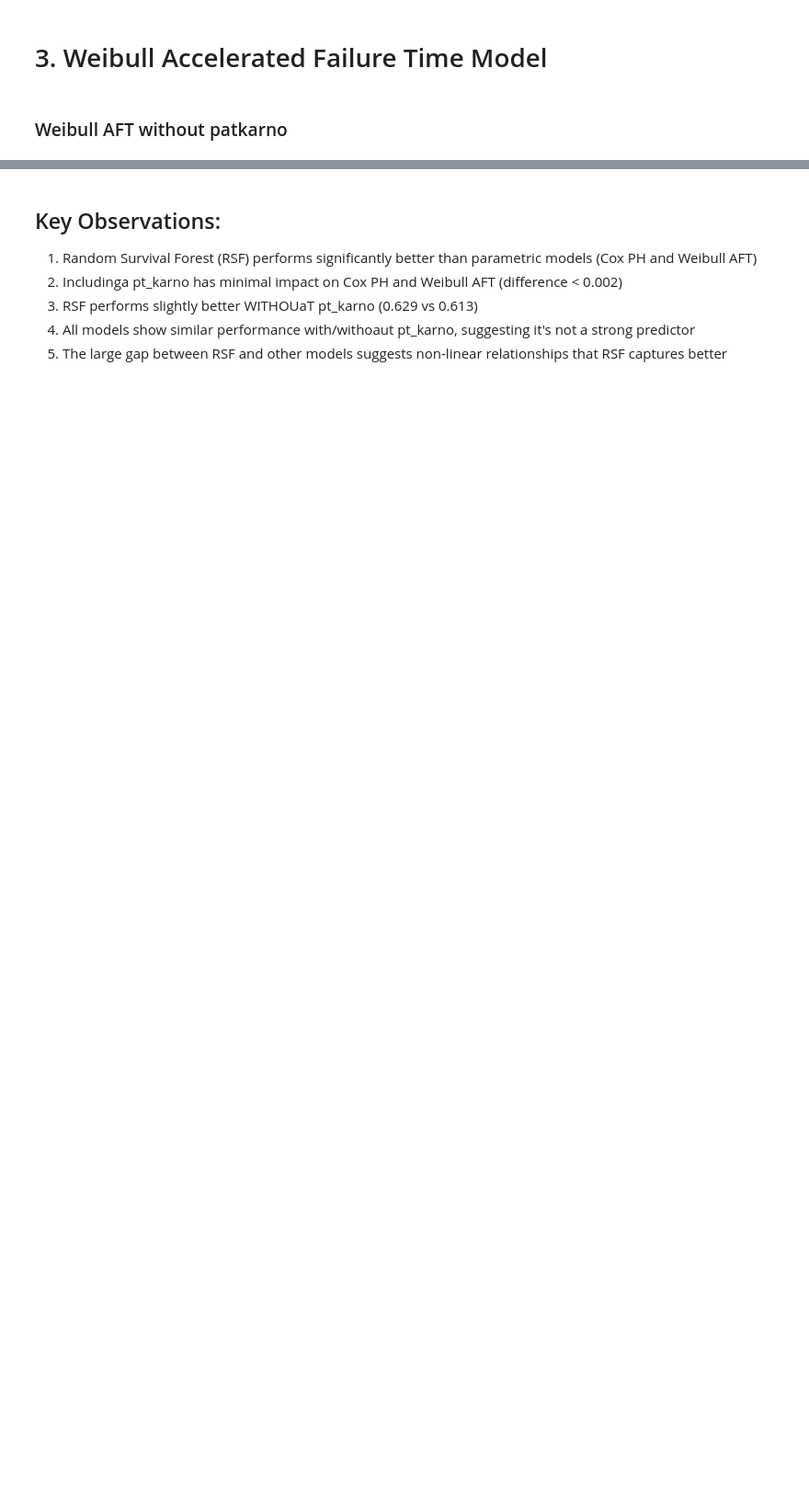
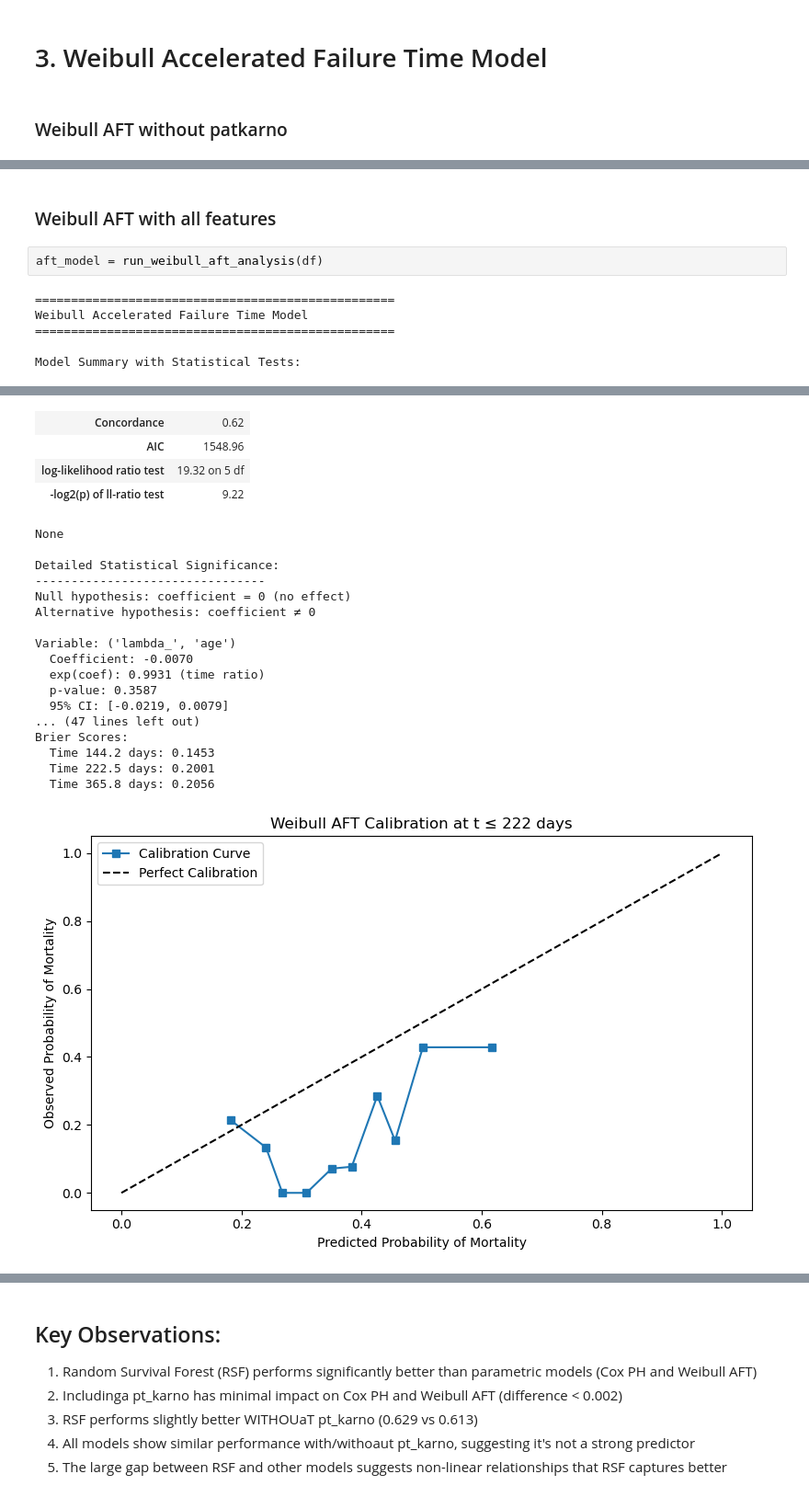
Before and after one commit to AGHANAKS/Final-Year-Project, a Jupyter notebook: surv analysis code.ipynb, the cells around one changed output, grey strips where cells are left out. Shown at 92% size. Drawn from its saved outputs; the diff is of its cells as text; blank space fills up the shorter version.

```diff
--- a/surv analysis code.ipynb
+++ b/surv analysis code.ipynb
@@ -1263,3 +1263,13 @@ Brier Scores:
   Time 222.5 days: 0.2036
   Time 365.8 days: 0.2068
 [figure]
+# %% [markdown]
+### Weibull AFT with all features
+# %%
+aft_model = run_weibull_aft_analysis(df)
+# %% [output]
+==================================================
+Weibull Accelerated Failure Time Model
+==================================================
+
+Model Summary with Statistical Tests:
@@ -1266 +1291,23 @@ Brier Scores:
+| Concordance | 0.62 |
+| AIC | 1548.96 |
+| log-likelihood ratio test | 19.32 on 5 df |
+| -log2(p) of ll-ratio test | 9.22 |
+None
+
+Detailed Statistical Significance:
+--------------------------------
+Null hypothesis: coefficient = 0 (no effect)
+Alternative hypothesis: coefficient ≠ 0
+
+Variable: ('lambda_', 'age')
+  Coefficient: -0.0070
+  exp(coef): 0.9931 (time ratio)
+  p-value: 0.3587
+  95% CI: [-0.0219, 0.0079]
+... (47 lines left out)
+Brier Scores:
+  Time 144.2 days: 0.1453
+  Time 222.5 days: 0.2001
+  Time 365.8 days: 0.2056
+[figure, added]
 # %%
```
Also changed, not shown: parts of 5 cells of this notebook.
